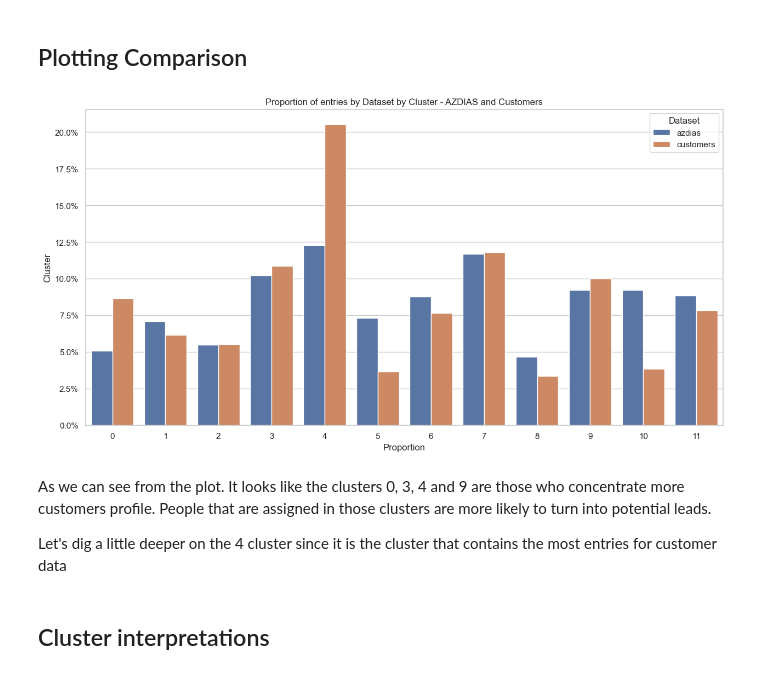
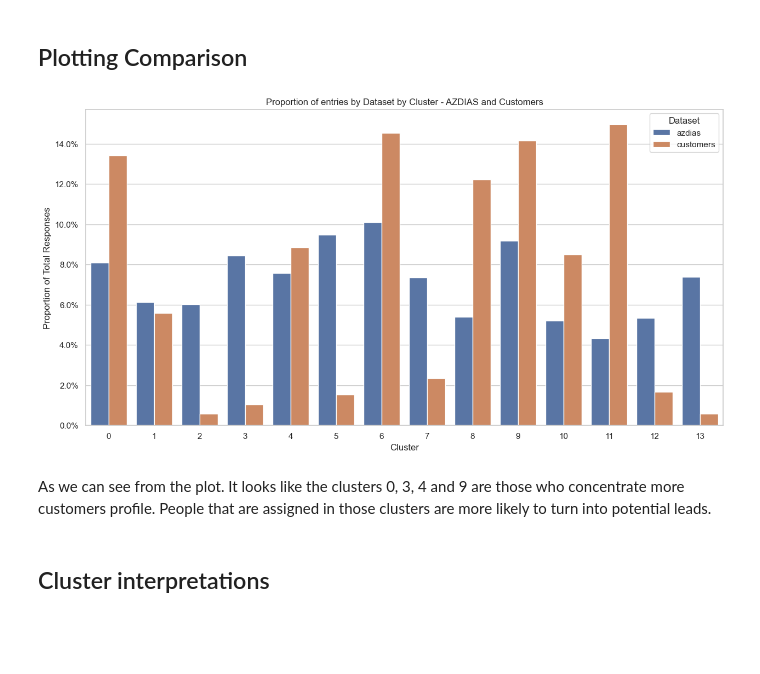
Before and after one commit to bglucca/ArvatoCustomerSegmentation, a Jupyter notebook: 04_modelling_segments.ipynb, the cells around one changed output. Drawn from its saved outputs; the diff is of its cells as text; code cells hidden in the pictures; blank space fills up the shorter version.

Commit message:
Updated clustering to run on most recent format of data and give it final form

```diff
--- a/04_modelling_segments.ipynb
+++ b/04_modelling_segments.ipynb
@@ -329,19 +367,3 @@ MiniBatchKMeans(batch_size=2048, max_iter=50, n_clusters=12, n_init=3,
 ## Customer data Preprocessing
 # %%
 customers = pd.read_parquet(CUSTOMER_PATH)
-# %%
-# Preprocessing customers data like we did census data
-customers = pd.get_dummies(customers, columns=list(nominal_vars))
-
-for col in list(binary_vars) + list(dummy_nominal_vars):
-    try:
-        customers[col] = weight_encoded_col(customers[col])
-    except:
-
-        print('Category Not Found:',col)
-
-        customers[col] = 0
-
-        continue
-
-customers[num_col_list] = scaler.fit_transform(customers[num_col_list])
@@ -350,0 +370,12 @@ Category Not Found: TITEL_KZ_2.0
+# %%
+customers = prep_data_famd(customers, nominal_vars, binary_vars, num_cols)
+# %%
+X_cust = customers.drop(columns = ['LNR','CUSTOMER_GROUP', 'ONLINE_PURCHASE', 'PRODUCT_GROUP'])
+
+na_cols = set(census.columns) - set(customers.columns)
+
+print(f'Categories not in customer data but are in census: {na_cols}')
+
+for col in na_cols:
+
+    X_cust[col] = 0
@@ -351,5 +388,5 @@ Category Not Found: TITEL_KZ_2.0
 # %%
-X_cust = pca.transform(customers[census.columns].drop(columns = ['LNR']))
+X_cust = pca.transform(X_cust[census.columns.drop('LNR')]) # Order needs to be the same
 # %%
 customers['cluster'] = kmeans_model.predict(X_cust)
 # %%
@@ -373,32 +408,30 @@ import matplotlib.ticker as mtick
 # %%
 fig, ax = plt.subplots(figsize = (15,7.5))
 
 g = sns.barplot(
                     data = cluster_prop_plot,
                     x = 'index',
                     y = 'value',
                     hue = 'variable',
                     hue_order=['azdias','customers'],
                     ax = ax
                 )
 
 g.yaxis.set_major_formatter(mtick.PercentFormatter(xmax = 1))
 
 plt.title('Proportion of entries by Dataset by Cluster - AZDIAS and Customers')
 
-plt.xlabel('Proportion')
+plt.xlabel('Cluster')
 
-plt.ylabel('Cluster')
+plt.ylabel('Proportion of Total Responses')
 
 plt.legend(title = 'Dataset')
 
 plt.show()
 # %% [output]
-[figure, old version]
+[figure, new version]
 # %% [markdown]
 As we can see from the plot. It looks like the clusters 0, 3, 4 and 9 are those who concentrate more customers profile. People that are assigned in those clusters are more likely to turn into potential leads.
-
-Let's dig a little deeper on the 4 cluster since it is the cluster that contains the most entries for customer data
 # %% [markdown]
 ## Cluster interpretations
 # %%
```
Also changed, not shown: parts of 43 cells of this notebook.
